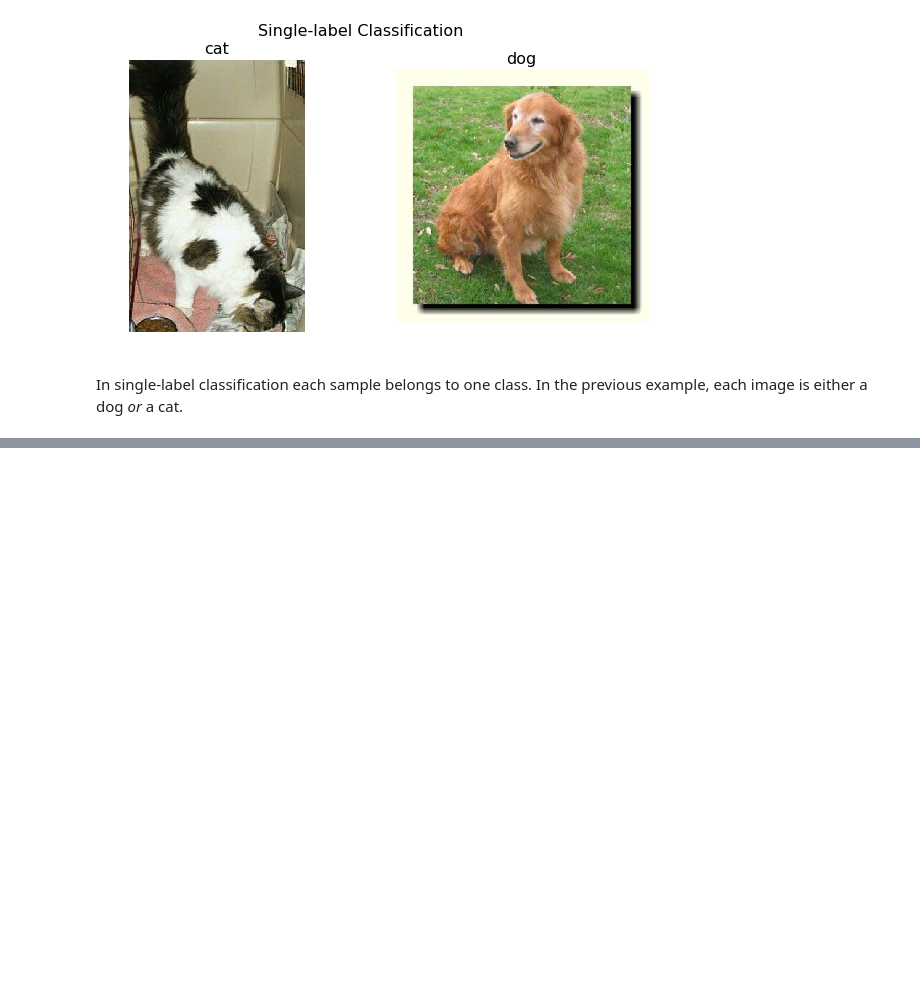
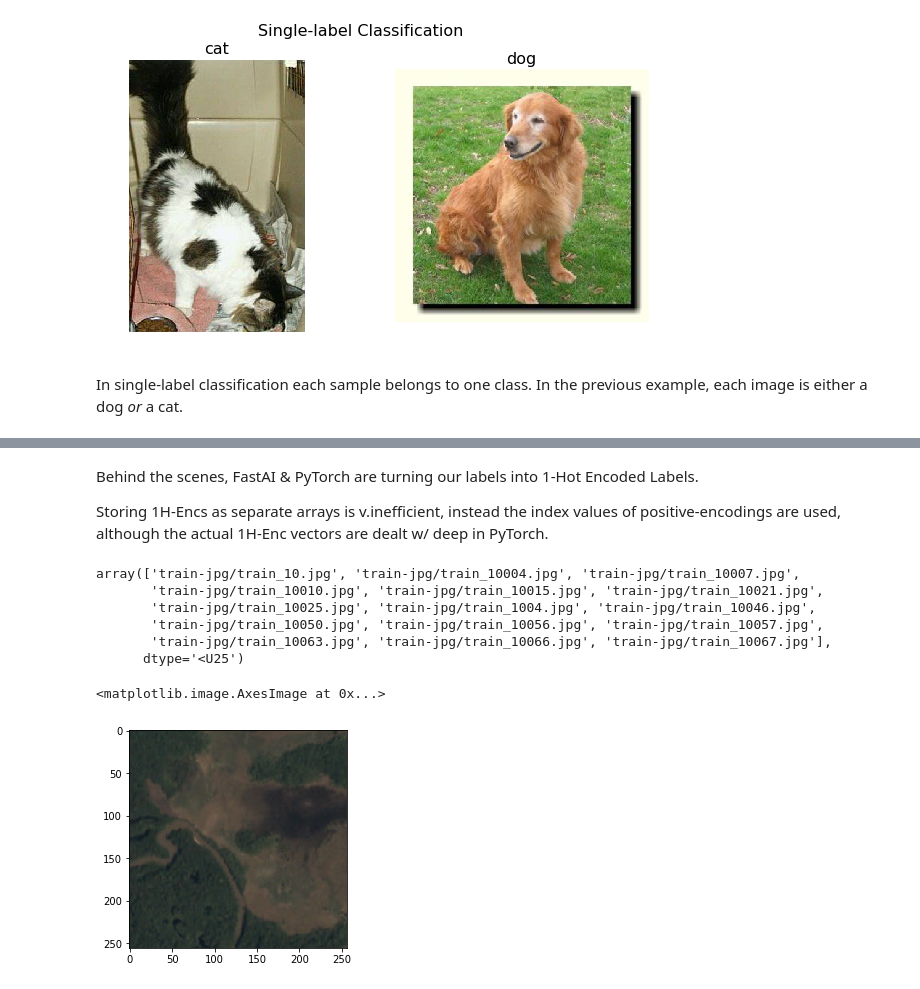
Before and after one commit to WNoxchi/deeplearningstudy, a Jupyter notebook: FADL1/L3CA_lesson2-image-models.ipynb, the cells around one changed output, grey strips where cells are left out. Drawn from its saved outputs; the diff is of its cells as text; code cells hidden in the pictures; blank space fills up the shorter version.

Commit message:
working on Planet dataset & L3 Code Along

```diff
--- a/FADL1/L3CA_lesson2-image-models.ipynb
+++ b/FADL1/L3CA_lesson2-image-models.ipynb
@@ -42,0 +48,9 @@ FileNotFoundError: [Errno 2] No such file or directory: 'data/planet/train-jpg/t
+# %%
+from planet import f2
+
+metrics = [f2]
+f_model = resnet34
+# %%
+label_csv = f'{PATH}train_v2.csv'
+n = len(list(open(label_csv)))-1
+val_idxs = get_cv_idxs(n)
@@ -42,0 +59,7 @@ FileNotFoundError: [Errno 2] No such file or directory: 'data/planet/train-jpg/t
+# %%
+def get_data(sz,bs=64):
+    tfms = tfms_from_model(f_model, sz, aug_tfms=transforms_top_down, max_zoom=1.05)
+    return ImageClassifierData.from_csv(PATH, 'train-jpg', label_csv, tfms=tfms, bs=bs,
+                                        suffix='.jpg', val_idxs=val_idxs, test_name='test-jpg')
+# %%
+data = get_data(256) # the planet images are 256x256
@@ -42,0 +103,18 @@ FileNotFoundError: [Errno 2] No such file or directory: 'data/planet/train-jpg/t
+# %% [markdown]
+Behind the scenes, FastAI & PyTorch are turning our labels into 1-Hot Encoded Labels.
+
+Storing 1H-Encs as separate arrays is v.inefficient, instead the index values of positive-encodings are used, although the actual 1H-Enc vectors are dealt w/ deep in PyTorch.
+# %%
+data.val_ds.fnames[:15]
+# %% [output]
+array(['train-jpg/train_10.jpg', 'train-jpg/train_10004.jpg', 'train-jpg/train_10007.jpg',
+       'train-jpg/train_10010.jpg', 'train-jpg/train_10015.jpg', 'train-jpg/train_10021.jpg',
+       'train-jpg/train_10025.jpg', 'train-jpg/train_1004.jpg', 'train-jpg/train_10046.jpg',
+       'train-jpg/train_10050.jpg', 'train-jpg/train_10056.jpg', 'train-jpg/train_10057.jpg',
+       'train-jpg/train_10063.jpg', 'train-jpg/train_10066.jpg', 'train-jpg/train_10067.jpg'],
+      dtype='<U25')
+# %%
+plt.imshow(data.val_ds.get_x(0))
+# %% [output]
+<matplotlib.image.AxesImage at 0x...>
+[figure, added]
```
Also changed, not shown: parts of 9 cells of this notebook, 1 other file.
